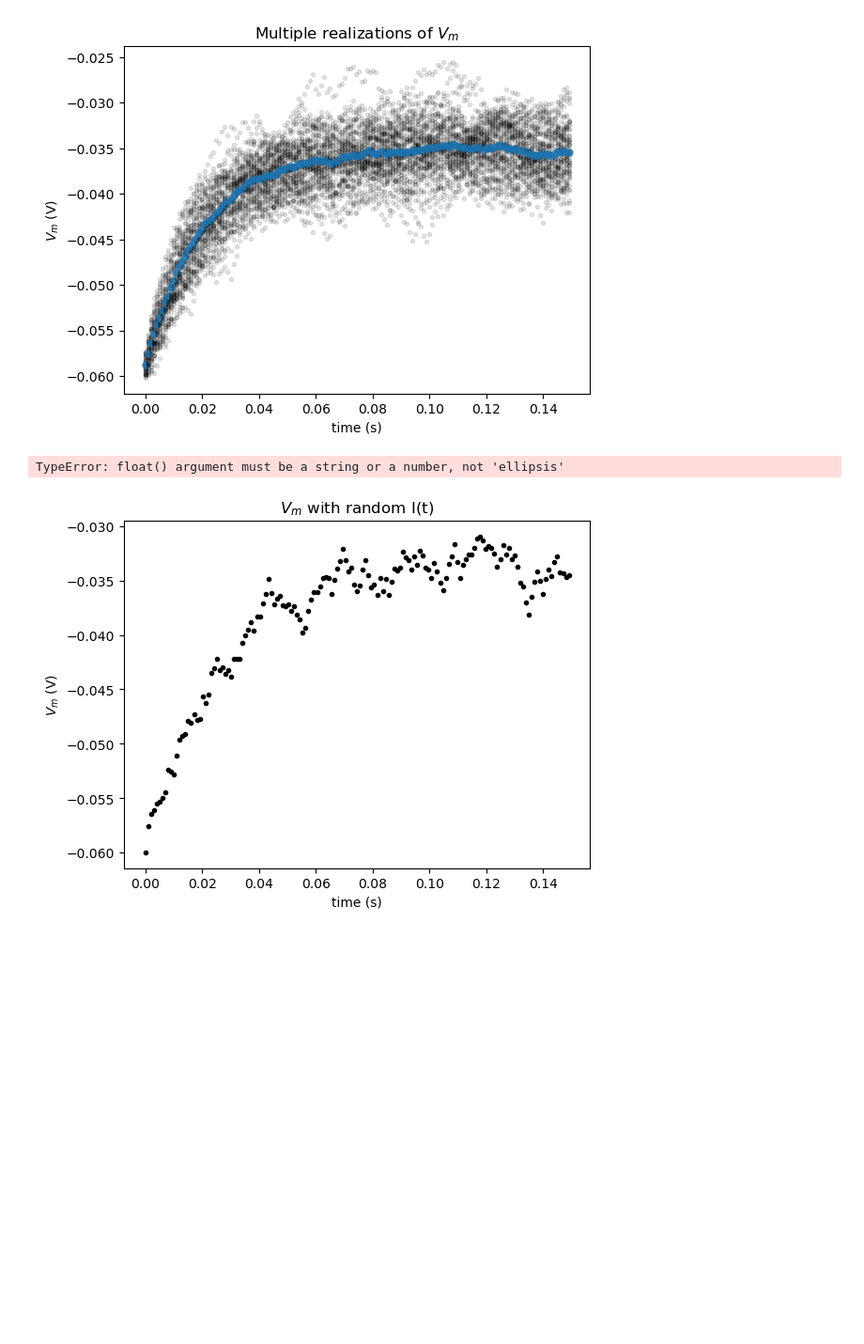
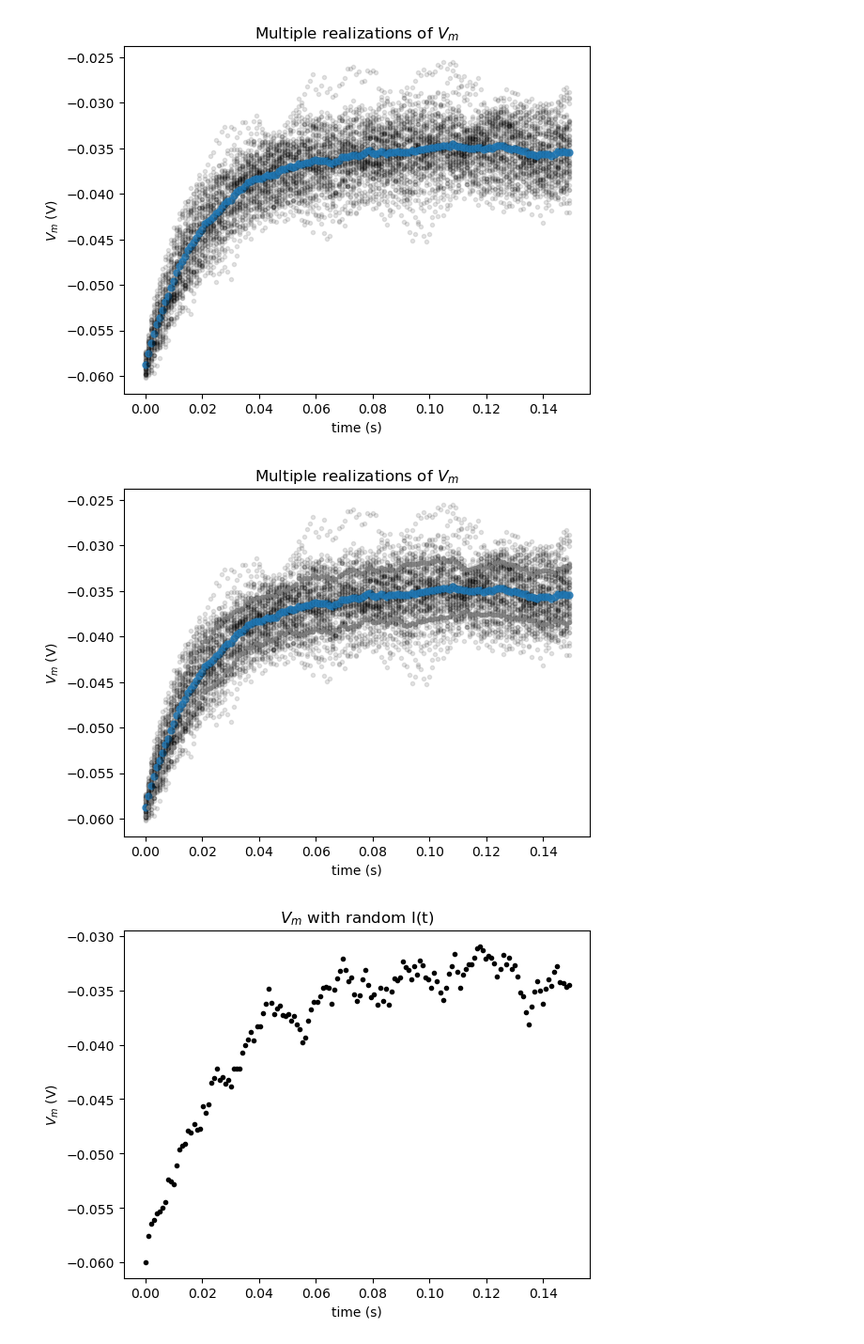
Before and after one commit to Linnea133/schuelerpraktikum, a Jupyter notebook: Untitled-1.ipynb, the cells around one changed output. Shown at 94% size. Saved outputs shown, nothing was run; the diff lists cells and outputs as text; code cells hidden in the pictures; blank space fills up the shorter version.

```diff
--- a/Untitled-1.ipynb
+++ b/Untitled-1.ipynb
@@ -373,30 +373,7 @@ np.random.seed(2020)
 
 # Initialize step_end and n
 step_end = int(t_max / dt)
-n = 50# Set random number generator
-np.random.seed(2020)
-
-# Initialize step_end, n, t_range, v and i
-step_end = int(t_max / dt)
 n = 50
-t_range = np.linspace(0, t_max, num=step_end)
-v_n = el * np.ones([n, step_end])
-i = ...
-
-# Loop for step_end - 1 steps
-for step in range(1, step_end):
-
-   # Compute v_n
-   v_n[:, step] = ...
-
-# Plot figure
-plt.figure()
-plt.title('Multiple realizations of $V_m$')
-plt.xlabel('time (s)')
-plt.ylabel('$V_m$ (V)')
-
-plt.plot(...)
-plt.show()
 
 # Intiatialize the list v_n with 50 values of membrane leak potential el
 v_n = [el] * n
@@ -424,34 +401,34 @@ for step in range(step_end):
 
   # Compute sample mean
   v_mean = sum(v_n) / n
 
   # Initialize a list `v_var_n` with the contribution of each V_n(t) to
   # Var(t) with a list comprehension over values of v_n
   v_var_n = [(v -v_mean)**2 for v in v_n]
 
   # Compute sample variance v_var by summing the values of v_var_n with sum and dividing by n-1
   v_var = sum(v_var_n) / (n-1)
 
   # Compute the standard deviation v_std with the function np.sqrt
   v_std = np.sqrt(v_var)
 
   # Plot simulations
   plt.plot(n*[t], v_n, 'k.', alpha=0.1)
 
   # Plot sample mean using alpha=0.8 and'C0.' for blue
   plt.plot(t, v_mean, 'C0.', alpha=0.8, markersize=10)
 
   # Plot mean + standard deviation with alpha=0.8 and argument 'C7.'
   plt.plot(t, v_mean + v_std, 'C7.', alpha=0.8)
 
   # Plot mean - standard deviation with alpha=0.8 and argument 'C7.'
   plt.plot(t, v_mean - v_std, 'C7.', alpha=0.8)
 
 
 # Display plot
 plt.show()
 # %% [output]
-TypeError: float() argument must be a string or a number, not 'ellipsis'
+[figure, added]
 # %%
 # Set random number generator
 np.random.seed(2020)
```
Also changed, not shown: parts of 4 cells of this notebook, 1 other file.
